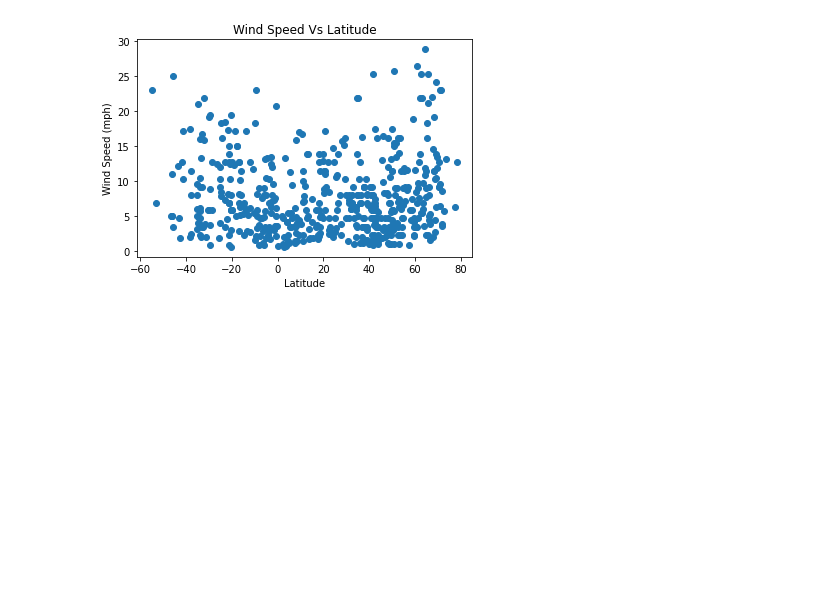
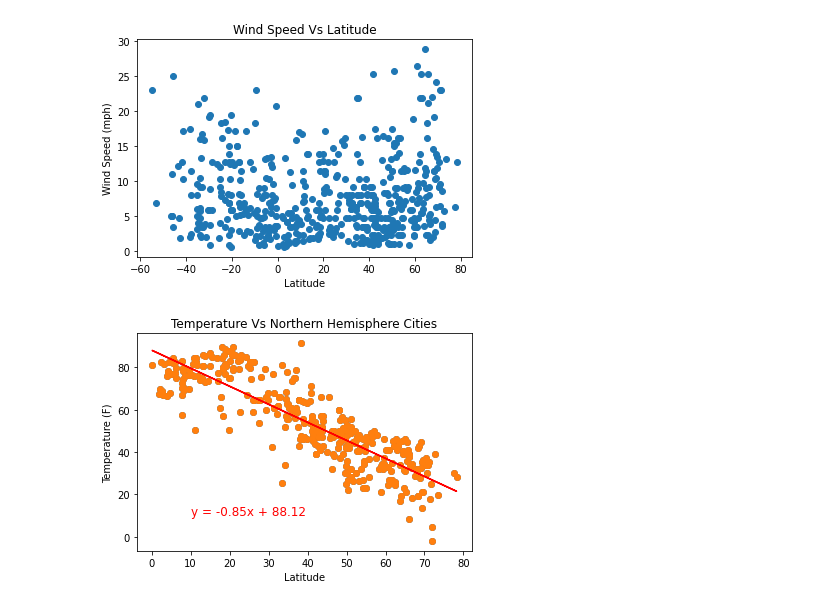
Before and after one commit to kplam624/API-challenge, a Jupyter notebook: Weatherpy/Weather.ipynb, the cells around one changed output. Drawn from its saved outputs; the diff is of its cells as text; code cells hidden in the pictures; blank space fills up the shorter version.

```diff
--- a/Weatherpy/Weather.ipynb
+++ b/Weatherpy/Weather.ipynb
@@ -158,3 +172,46 @@ plt.ylabel('Wind Speed (mph)')
 plt.show()
 # %% [output]
 [figure]
+# %%
+# Splitting the data set into two hemispheres
+weather_N_df = weather_df.loc[(weather_df['Latitude']>0)|(weather_df['Latitude'] == 0)]
+weather_S_df = weather_df.loc[(weather_df['Latitude']<0)]
+
+lat_N = weather_N_df['Latitude']
+lat_S = weather_S_df['Latitude']
+
+temp_N = weather_N_df['Temperature']
+temp_S = weather_S_df['Temperature']
+
+humid_N = weather_N_df['Humidity']
+humid_S = weather_S_df['Humidity']
+
+cloud_N = weather_N_df['Cloudiness']
+cloud_S = weather_S_df['Cloudiness']
+
+winspd_N = weather_N_df['Wind Speed']
+winspd_S = weather_S_df['Wind Speed']
+# %%
+# Creating a regression line
+x_values = lat_N
+y_values = temp_N
+
+(slope, intercept, rvalue, pvalue, stderr) = stats.linregress(x_values, y_values)
+
+# This is used to find any regression value that exists
+regress_values = x_values * slope + intercept
+
+#Creates a line equation and places it on the plot
+line_eq = "y = " + str(round(slope,2)) + "x + " + str(round(intercept,2))
+plt.scatter(x_values,y_values)
+plt.plot(x_values,regress_values,"r-")
+plt.annotate(line_eq,(10,10),fontsize=12,color="red")
+
+plt.scatter(x_values,y_values, marker = 'o',edgecolors = 'black')
+plt.title(f'Temperature Vs Northern Hemisphere Cities ({date})')
+plt.xlabel('Latitude')
+plt.ylabel('Temperature (F)')
+
+plt.show()
+# %% [output]
+[figure, added]
```
Also changed, not shown: parts of 19 cells of this notebook, 1 other file.
